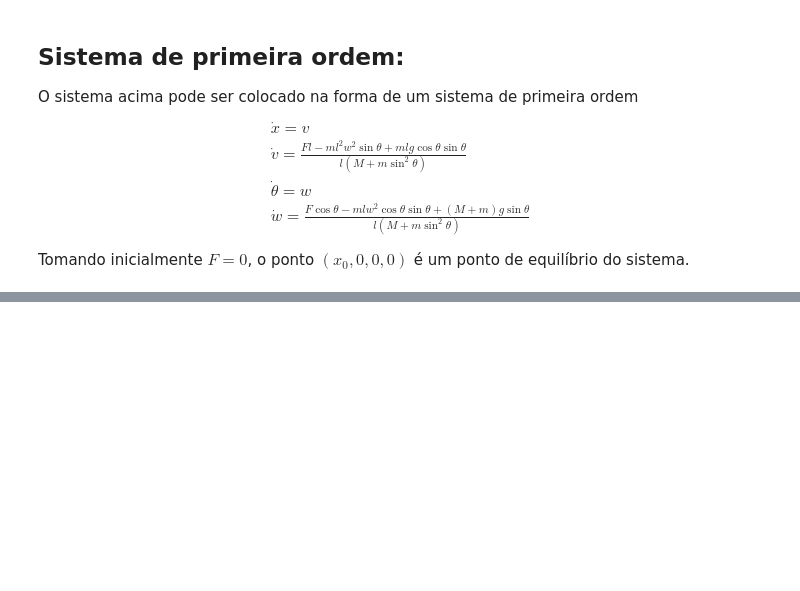
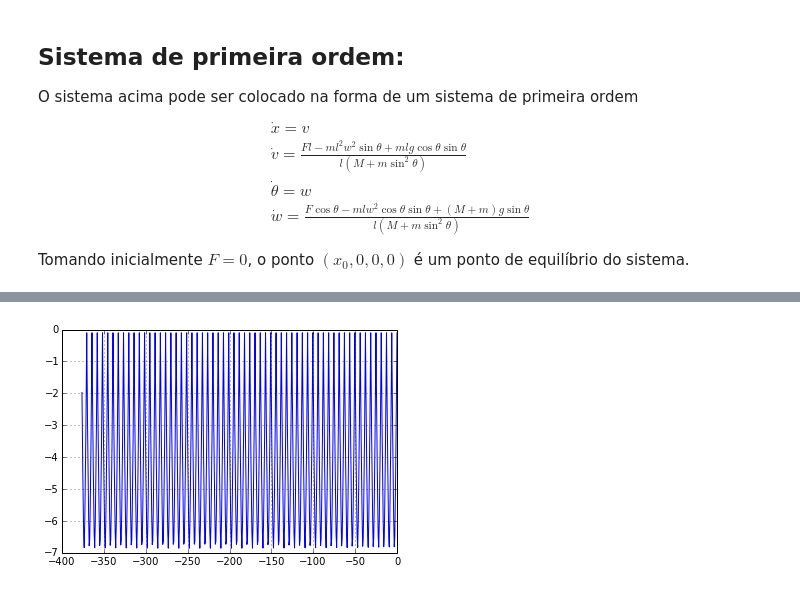
Before and after one commit to patonelli/map2321-ipyhton, a Jupyter notebook: PenduloInvertido.ipynb, the cells around one changed output, grey strips where cells are left out. Cells and saved outputs as stored; diff of their text form; code cells hidden in the pictures; blank space fills up the shorter version.

```diff
--- a/PenduloInvertido.ipynb
+++ b/PenduloInvertido.ipynb
@@ -91,0 +142,5 @@ G_4(x,v,\theta,w,F) = \frac{ F \cos \theta - ml w^2 \cos \theta \sin \theta + (M
+# %%
+plt.plot(theta,omega)
+plt.grid()
+# %% [output]
+[figure, added]
```
Also changed, not shown: parts of 10 cells of this notebook.
